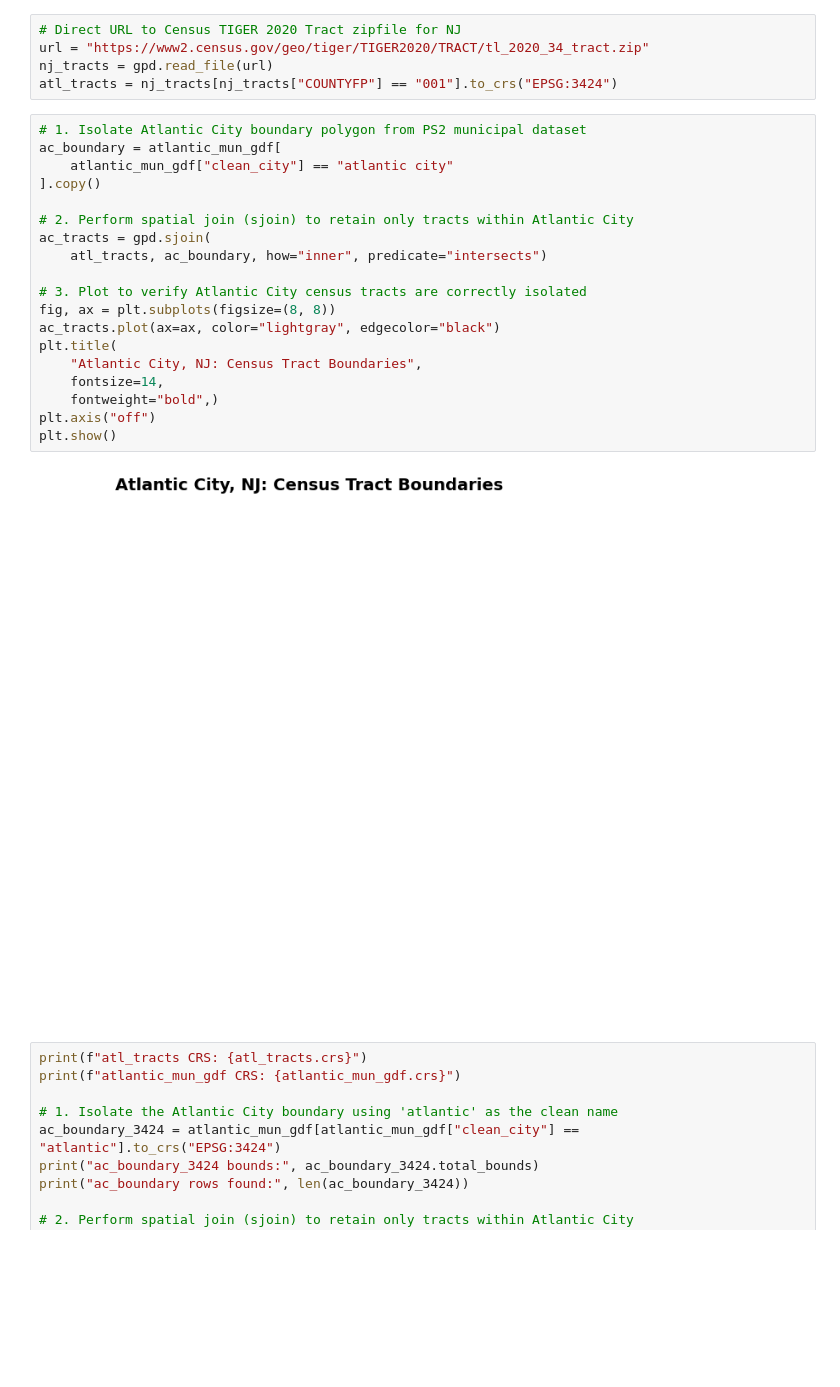
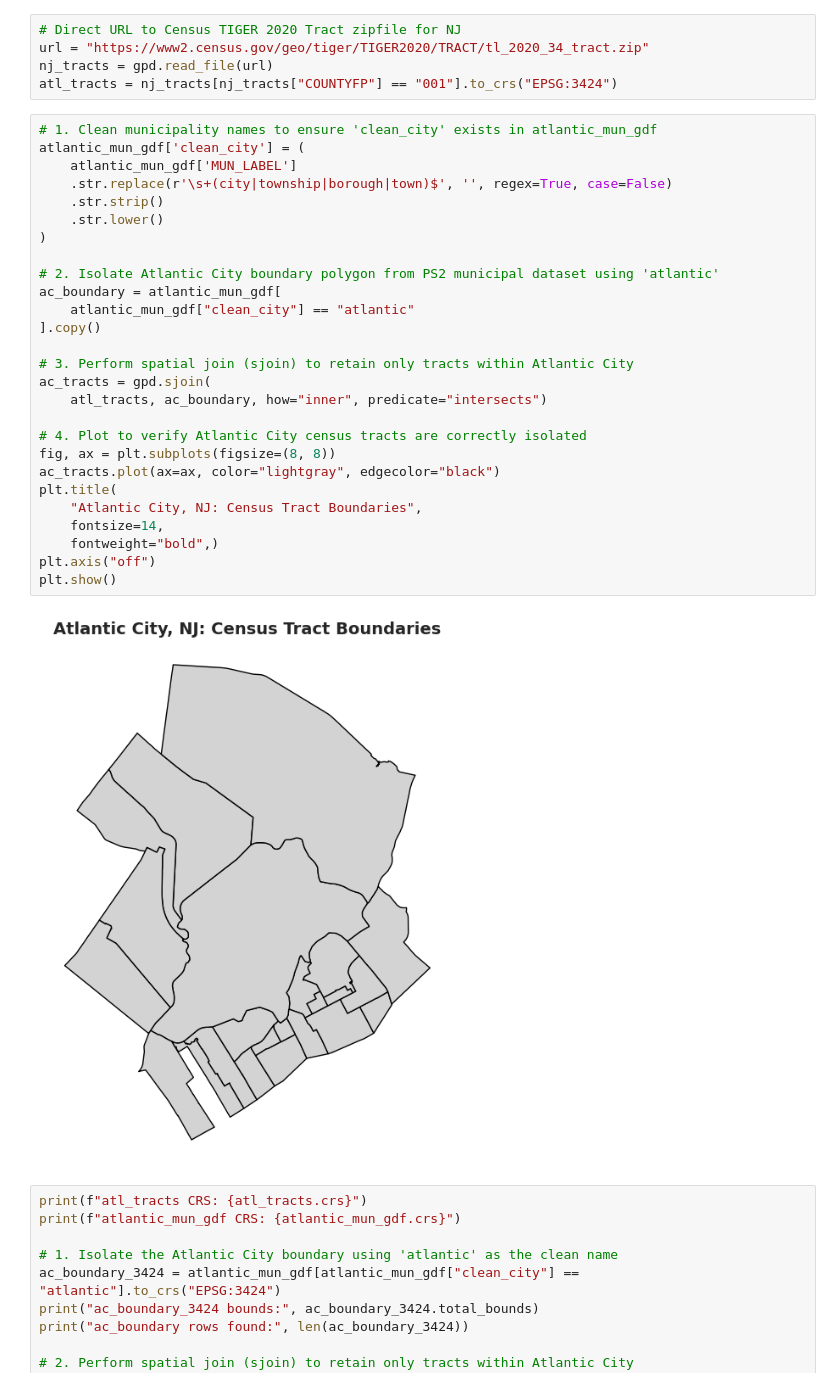
Before and after one commit to Anjanique-Knight/AjGIS, a Jupyter notebook: PS3_GIS.ipynb, the cells around one changed output. Drawn from its saved outputs; the diff is of its cells as text; blank space fills up the shorter version.

```diff
--- a/PS3_GIS.ipynb
+++ b/PS3_GIS.ipynb
@@ -660,26 +829,34 @@ url = "https://www2.census.gov/geo/tiger/TIGER2020/TRACT/tl_2020_34_tract.zip"
 nj_tracts = gpd.read_file(url)
 atl_tracts = nj_tracts[nj_tracts["COUNTYFP"] == "001"].to_crs("EPSG:3424")
 # %%
-# 1. Isolate Atlantic City boundary polygon from PS2 municipal dataset
+# 1. Clean municipality names to ensure 'clean_city' exists in atlantic_mun_gdf
+atlantic_mun_gdf['clean_city'] = (
+    atlantic_mun_gdf['MUN_LABEL']
+    .str.replace(r'\s+(city|township|borough|town)$', '', regex=True, case=False)
+    .str.strip()
+    .str.lower()
+)
+
+# 2. Isolate Atlantic City boundary polygon from PS2 municipal dataset using 'atlantic'
 ac_boundary = atlantic_mun_gdf[
-    atlantic_mun_gdf["clean_city"] == "atlantic city"
+    atlantic_mun_gdf["clean_city"] == "atlantic"
 ].copy()
 
-# 2. Perform spatial join (sjoin) to retain only tracts within Atlantic City
+# 3. Perform spatial join (sjoin) to retain only tracts within Atlantic City
 ac_tracts = gpd.sjoin(
     atl_tracts, ac_boundary, how="inner", predicate="intersects")
 
-# 3. Plot to verify Atlantic City census tracts are correctly isolated
+# 4. Plot to verify Atlantic City census tracts are correctly isolated
 fig, ax = plt.subplots(figsize=(8, 8))
 ac_tracts.plot(ax=ax, color="lightgray", edgecolor="black")
 plt.title(
     "Atlantic City, NJ: Census Tract Boundaries",
     fontsize=14,
     fontweight="bold",)
 plt.axis("off")
 plt.show()
 # %% [output]
-[figure, old version]
+[figure, new version]
 # %%
 print(f"atl_tracts CRS: {atl_tracts.crs}")
 print(f"atlantic_mun_gdf CRS: {atlantic_mun_gdf.crs}")
```
Also changed, not shown: parts of 15 cells of this notebook.
